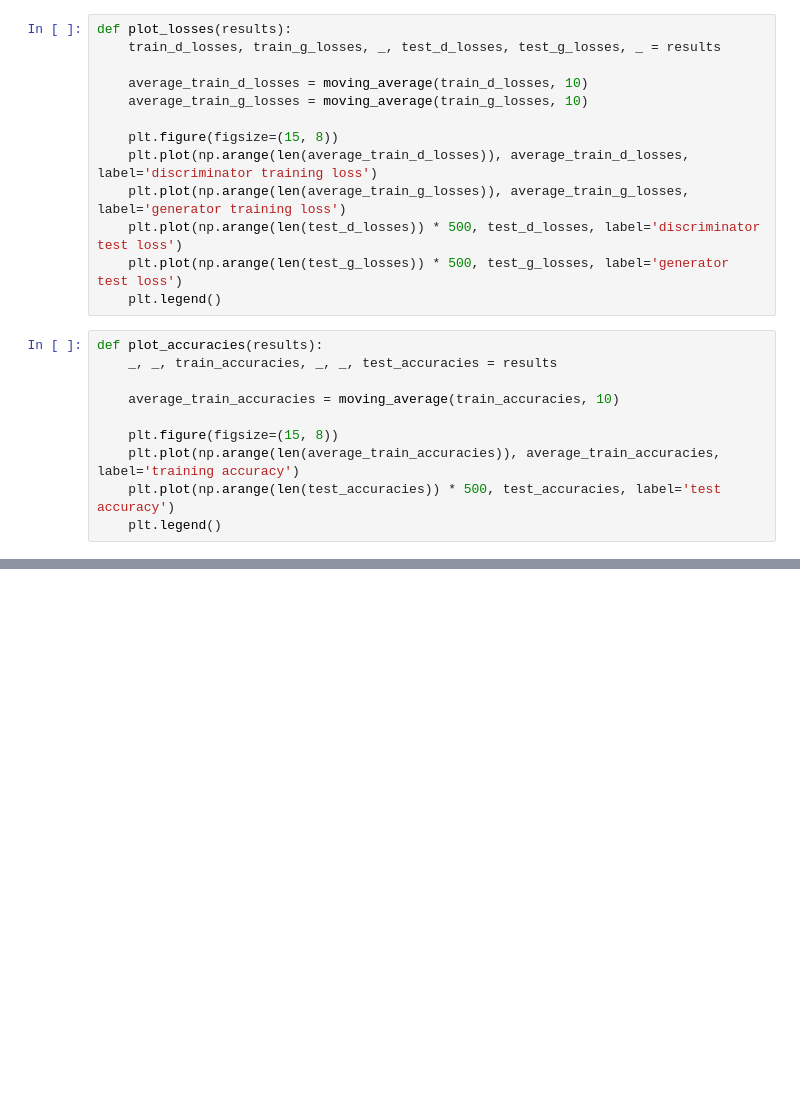
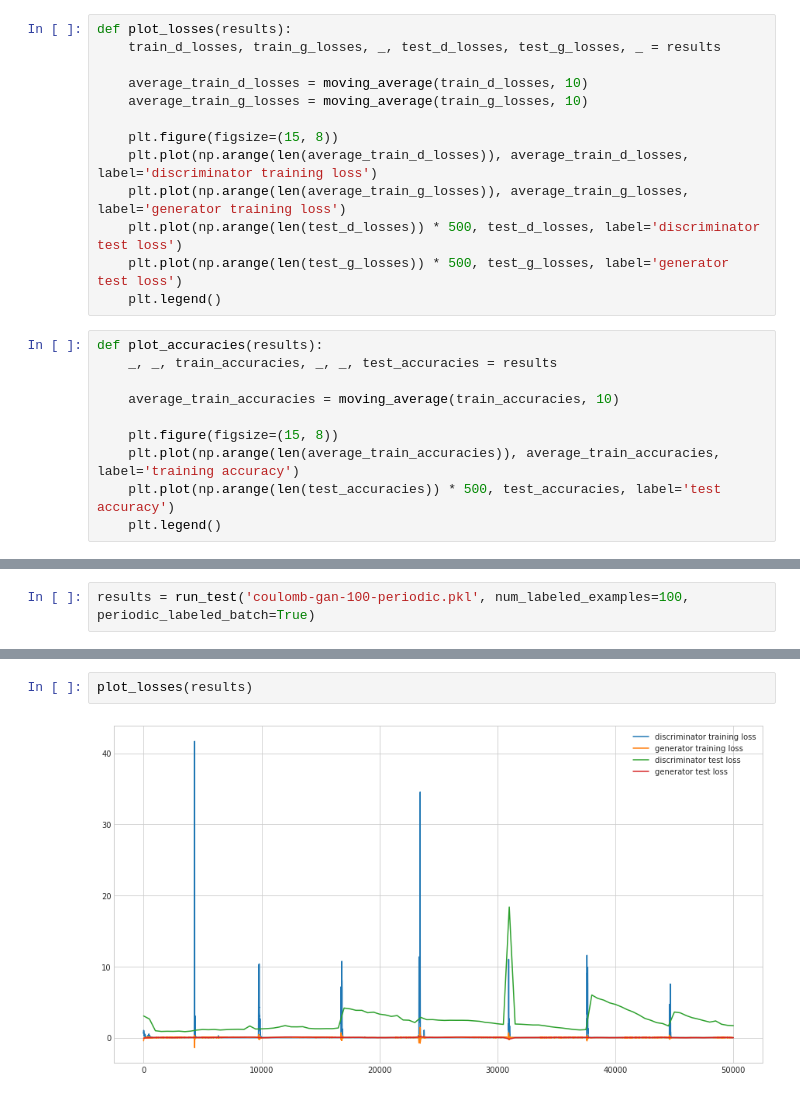
Before and after one commit to mlw214/EN.605.724-Project, a Jupyter notebook: Coulomb GAN.ipynb, the cells around one changed output, grey strips where cells are left out. Saved outputs shown, nothing was run; the diff lists cells and outputs as text; blank space fills up the shorter version.

```diff
--- a/Coulomb GAN.ipynb
+++ b/Coulomb GAN.ipynb
@@ -282,0 +349,2 @@ results = run_test('coulomb-gan-all.pkl')
+# %%
+results = run_test('coulomb-gan-100-periodic.pkl', num_labeled_examples=100, periodic_labeled_batch=True)
@@ -282,0 +369,4 @@ results = run_test('coulomb-gan-all.pkl')
+# %%
+plot_losses(results)
+# %% [output]
+[figure, added]
```
Also changed, not shown: parts of 17 cells of this notebook, 10 other files.
